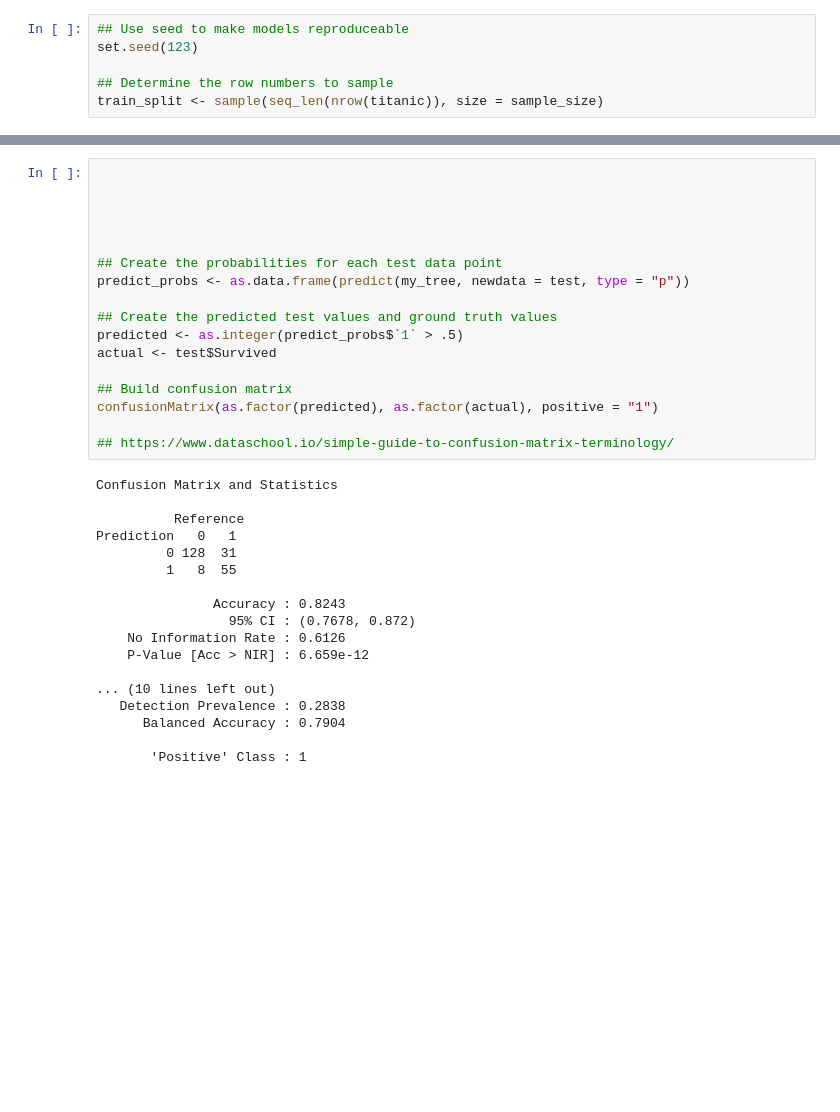
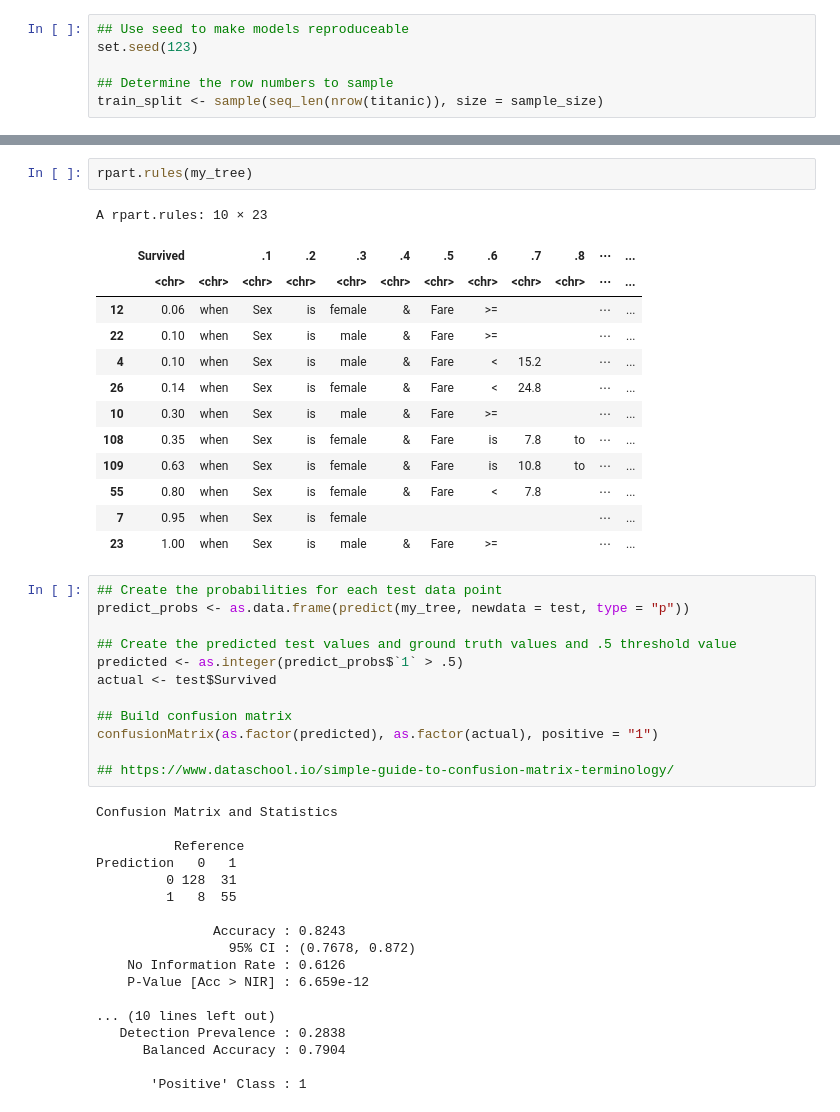
Before and after one commit to azbones/r-decision-tree, a Jupyter notebook: TitanicNotebook.ipynb, the cells around one changed output, grey strips where cells are left out. Cells and saved outputs as stored; diff of their text form; blank space fills up the shorter version.

```diff
--- a/TitanicNotebook.ipynb
+++ b/TitanicNotebook.ipynb
@@ -83,13 +71,24 @@ ERROR: Error in library(maptree): there is no package called ‘maptree’
+# %%
+rpart.rules(my_tree)
+# %% [output]
+A rpart.rules: 10 × 23
+|  | Survived |  | .1 | .2 | .3 | .4 | .5 | .6 | .7 | .8 | ⋯ | ... |
+|  | <chr> | <chr> | <chr> | <chr> | <chr> | <chr> | <chr> | <chr> | <chr> | <chr> | ⋯ | ... |
+| 12 | 0.06 | when | Sex | is | female | & | Fare | >= |  |  | ⋯ | ... |
+| 22 | 0.10 | when | Sex | is | male | & | Fare | >= |  |  | ⋯ | ... |
+| 4 | 0.10 | when | Sex | is | male | & | Fare | < | 15.2 |  | ⋯ | ... |
+| 26 | 0.14 | when | Sex | is | female | & | Fare | < | 24.8 |  | ⋯ | ... |
+| 10 | 0.30 | when | Sex | is | male | & | Fare | >= |  |  | ⋯ | ... |
+| 108 | 0.35 | when | Sex | is | female | & | Fare | is | 7.8 | to | ⋯ | ... |
+| 109 | 0.63 | when | Sex | is | female | & | Fare | is | 10.8 | to | ⋯ | ... |
+| 55 | 0.80 | when | Sex | is | female | & | Fare | < | 7.8 |  | ⋯ | ... |
+| 7 | 0.95 | when | Sex | is | female |  |  |  |  |  | ⋯ | ... |
+| 23 | 1.00 | when | Sex | is | male | & | Fare | >= |  |  | ⋯ | ... |
 # %%
-
-
-
-
-
 ## Create the probabilities for each test data point
 predict_probs <- as.data.frame(predict(my_tree, newdata = test, type = "p"))
 
-## Create the predicted test values and ground truth values
+## Create the predicted test values and ground truth values and .5 threshold value
 predicted <- as.integer(predict_probs$`1` > .5)
 actual <- test$Survived
 
```
Also changed, not shown: parts of 7 cells of this notebook, 1 other file.
